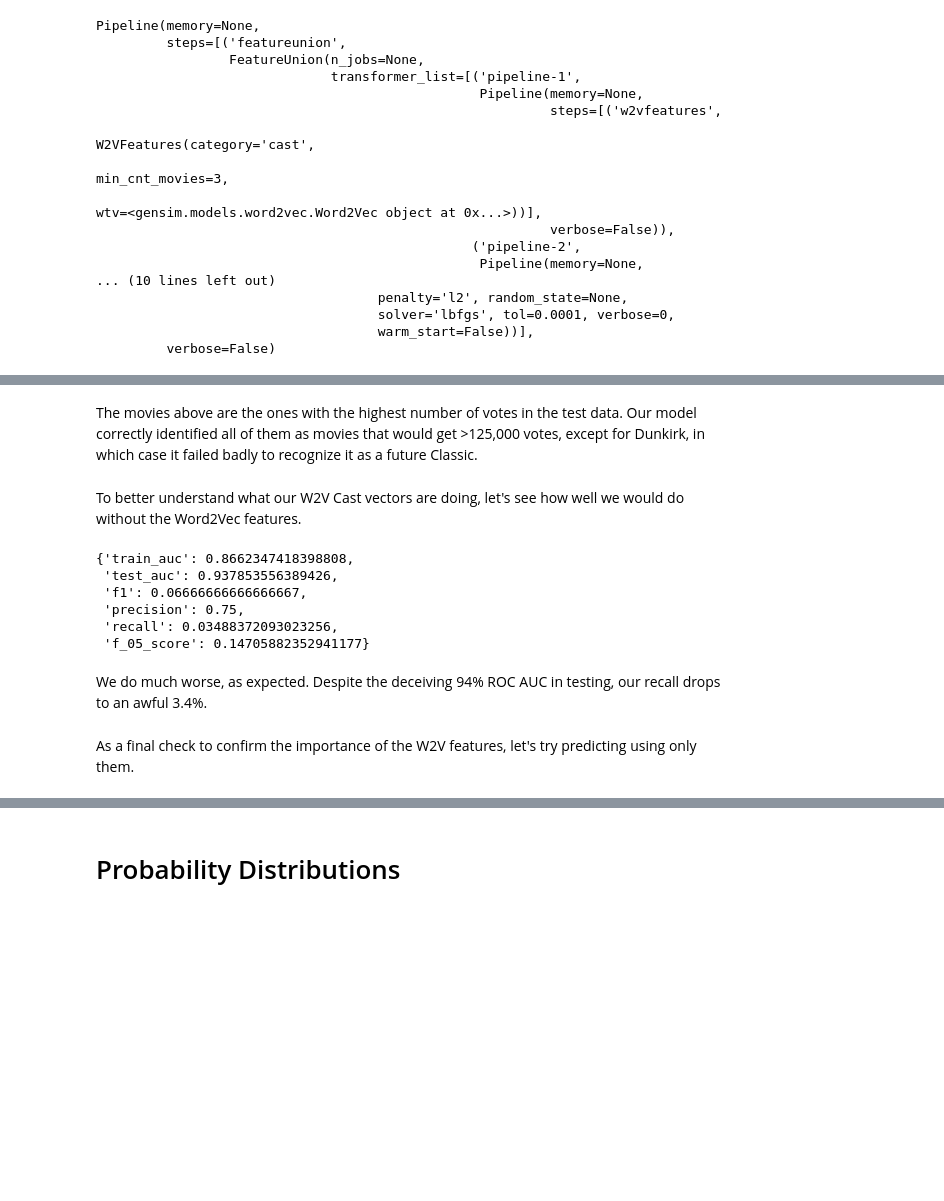
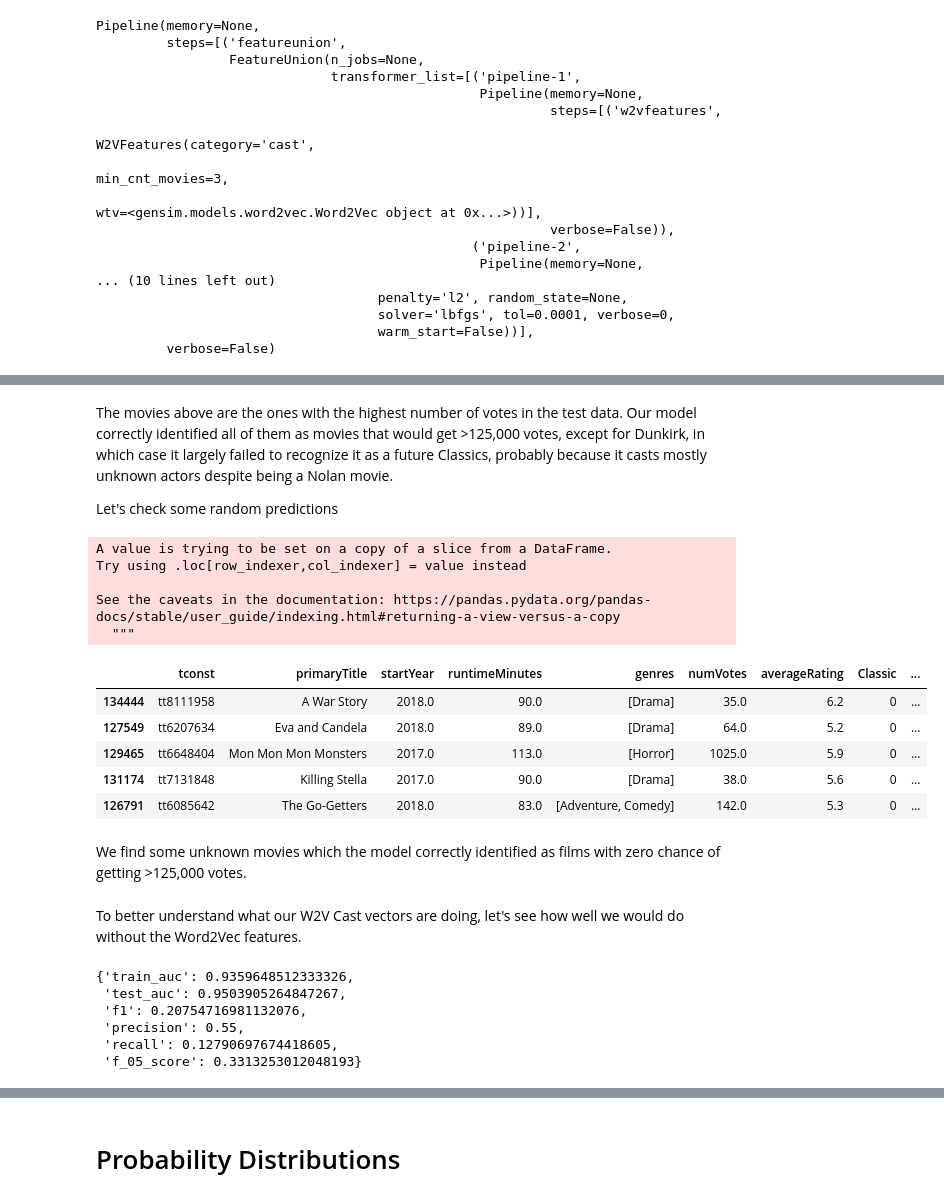
Before and after one commit to gabriel-manfredi/Machine-Learning-in-Films, a Jupyter notebook: Actors2Vec/notebooks/Word2Vec (non-NLP) for predicting movies' popularity.ipynb, the cells around one changed output, grey strips where cells are left out. Cells and saved outputs as stored; diff of their text form; code cells hidden in the pictures; blank space fills up the shorter version.

```diff
--- a/Actors2Vec/notebooks/Word2Vec (non-NLP) for predicting movies' popularity.ipynb
+++ b/Actors2Vec/notebooks/Word2Vec (non-NLP) for predicting movies' popularity.ipynb
@@ -706,0 +778,13 @@ Let's see some of the predictions to get a more practical feel for what our mode
+# %%
+# Final LGBM Model:
+parameters = {'num_leaves': 122,
+                'objective':'binary',
+                'max_depth': 7,
+                'learning_rate': 0.044,
+                'max_bin': 283,
+                'metric': ['auc', 'binary_logloss']}
+
+lgbm_model = get_model_pipe(features_pipe,
+                        scaler = StandardScaler(),
+                        estimator= lgbm.LGBMClassifier(**parameters))
+lgbm_model.fit(train_docs, y_train)
@@ -724,7 +867,25 @@ See the caveats in the documentation: https://pandas.pydata.org/pandas-docs/stab
 | 103612 | tt2527336 | Star Wars: Episode VIII - The Las... | 2017.0 | 152.0 | [Action, Adventure, Fantasy] | 483192.0 | 7.1 | 1 | ... |
 | 131759 | tt7286456 | Joker | 2019.0 | 122.0 | [Crime, Drama, Thriller] | 472462.0 | 8.8 | 1 | ... |
 # %% [markdown]
-The movies above are the ones with the highest number of votes in the test data. Our model correctly identified all of them as movies that would get >125,000 votes, except for Dunkirk, in which case it failed badly to recognize it as a future Classic.
+The movies above are the ones with the highest number of votes in the test data. Our model correctly identified all of them as movies that would get >125,000 votes, except for Dunkirk, in which case it largely failed to recognize it as a future Classics, probably because it casts mostly unknown actors despite being a Nolan movie.
+
+Let's check some random predictions
+# %%
+see_preds(lgbm_model).sample(5)
+# %% [output]
+A value is trying to be set on a copy of a slice from a DataFrame.
+Try using .loc[row_indexer,col_indexer] = value instead
+
+See the caveats in the documentation: https://pandas.pydata.org/pandas-docs/stable/user_guide/indexing.html#returning-a-view-versus-a-copy
+  """
+|  | tconst | primaryTitle | startYear | runtimeMinutes | genres | numVotes | averageRating | Classic | ... |
+| 134444 | tt8111958 | A War Story | 2018.0 | 90.0 | [Drama] | 35.0 | 6.2 | 0 | ... |
+| 127549 | tt6207634 | Eva and Candela | 2018.0 | 89.0 | [Drama] | 64.0 | 5.2 | 0 | ... |
+| 129465 | tt6648404 | Mon Mon Mon Monsters | 2017.0 | 113.0 | [Horror] | 1025.0 | 5.9 | 0 | ... |
+| 131174 | tt7131848 | Killing Stella | 2017.0 | 90.0 | [Drama] | 38.0 | 5.6 | 0 | ... |
+| 126791 | tt6085642 | The Go-Getters | 2018.0 | 83.0 | [Adventure, Comedy] | 142.0 | 5.3 | 0 | ... |
+# %% [markdown]
+We find some unknown movies which the model correctly identified as films with zero chance of getting >125,000 votes.
 # %% [markdown]
 To better understand what our W2V Cast vectors are doing, let's see how well we would do without the Word2Vec features.
 # %%
@@ -736,26 +897,20 @@ def get_features_pipe():
     res = make_union(*steps)
     return res
 
-def get_model_pipe(features_pipe, scaler, estimator):
-    return make_pipeline(features_pipe, scaler, estimator)
-
 features_pipe=get_features_pipe()
 model = get_model_pipe(
                         features_pipe,
                         scaler = StandardScaler(),
-                        estimator= LogisticRegression(max_iter=400
-                                                     ),
-                                             )
+                        estimator= lgbm.LGBMClassifier(**parameters))
+
 model.fit(train_docs, y_train)
-test_pipe(model)
+
+results = test_pipe(model)
+results
 # %% [output]
-{'train_auc': 0.8662347418398808,
- 'test_auc': 0.937853556389426,
- 'f1': 0.06666666666666667,
- 'precision': 0.75,
- 'recall': 0.03488372093023256,
- 'f_05_score': 0.14705882352941177}
+{'train_auc': 0.9359648512333326,
+ 'test_auc': 0.9503905264847267,
+ 'f1': 0.20754716981132076,
+ 'precision': 0.55,
+ 'recall': 0.12790697674418605,
+ 'f_05_score': 0.3313253012048193}
-# %% [markdown]
-We do much worse, as expected. Despite the deceiving 94% ROC AUC in testing, our recall drops to an awful 3.4%.
-# %% [markdown]
-As a final check to confirm the importance of the W2V features, let's try predicting using only them.
```
Also changed, not shown: parts of 40 cells of this notebook, 1 other file.
